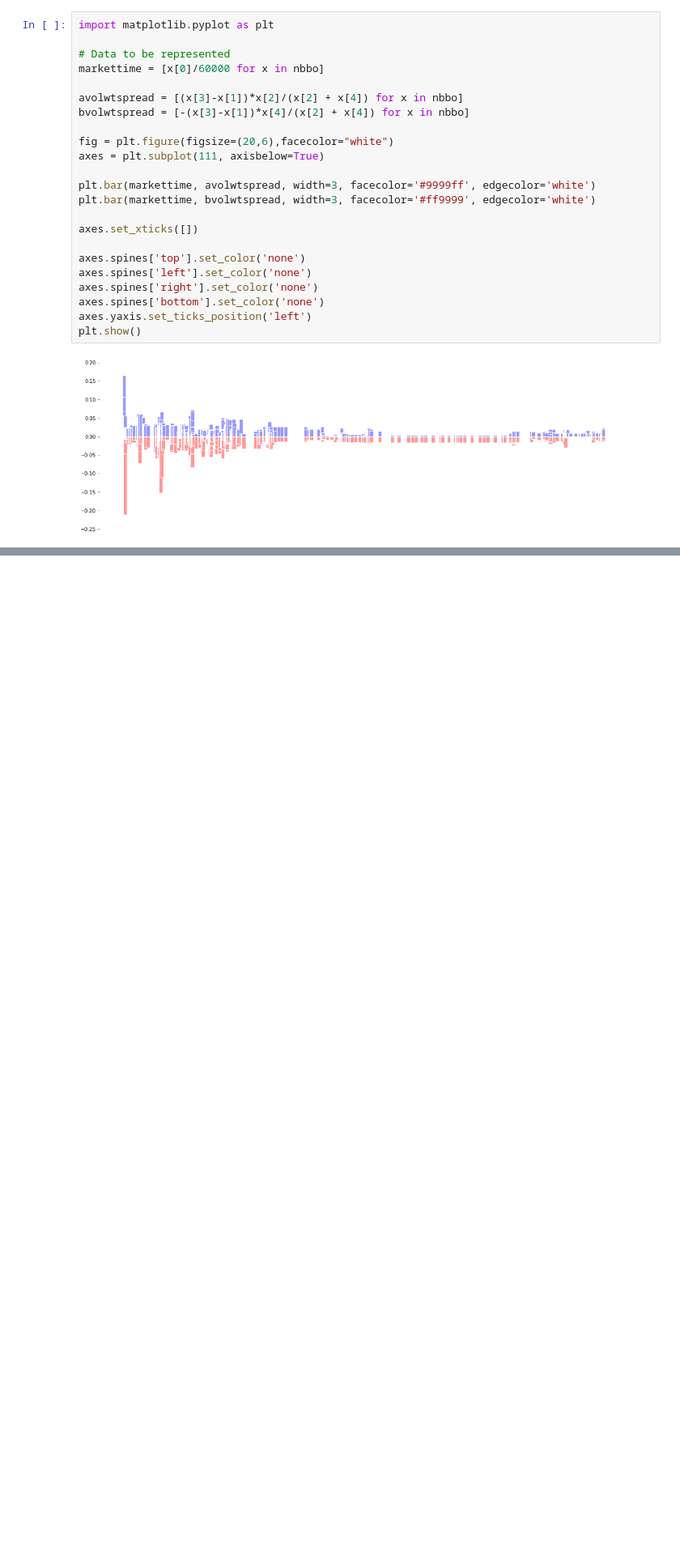
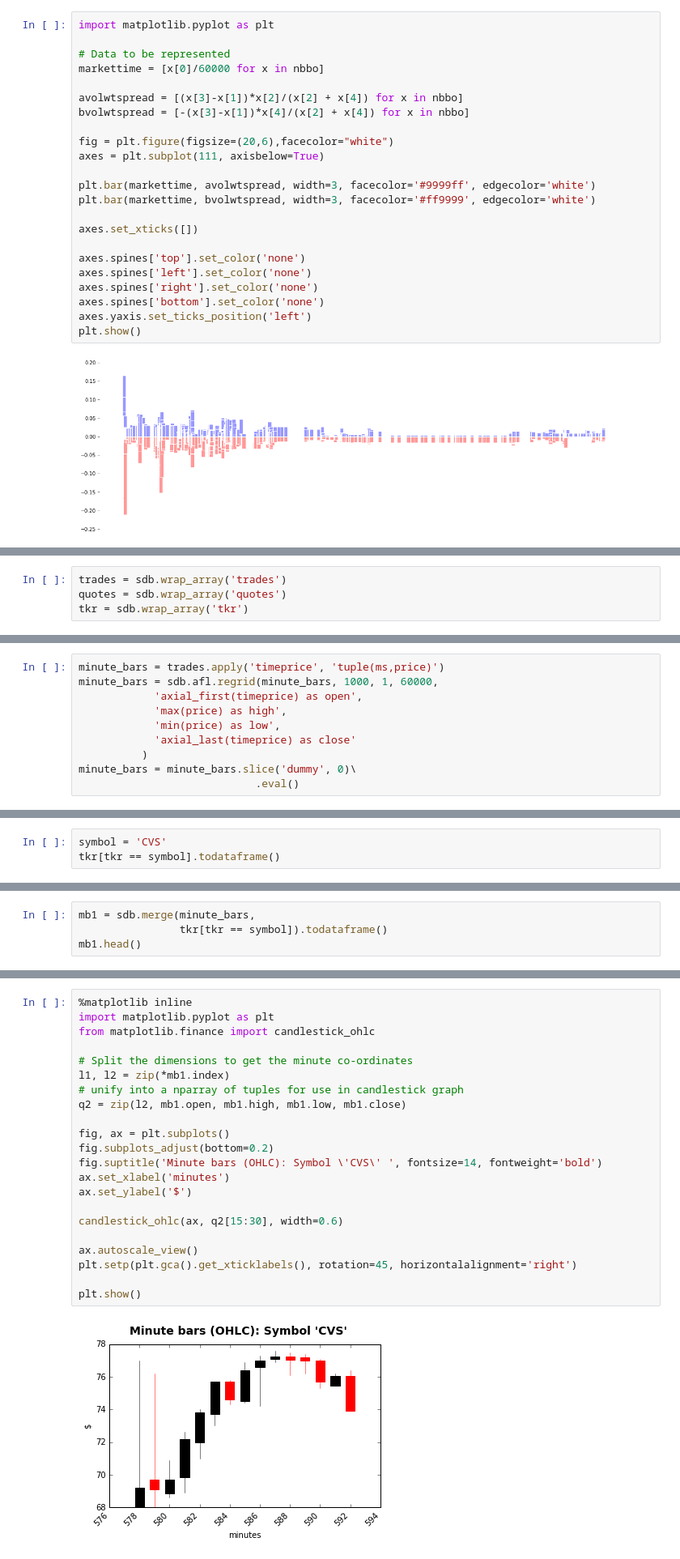
Before and after one commit to jrivers96/FinancePythonNotebook, a Jupyter notebook: PythonFinanceNotebook.ipynb, the cells around one changed output, grey strips where cells are left out. Shown at 81% size. Saved outputs shown, nothing was run; the diff lists cells and outputs as text; blank space fills up the shorter version.

```diff
--- a/PythonFinanceNotebook.ipynb
+++ b/PythonFinanceNotebook.ipynb
@@ -412,0 +390,4 @@ print(time.time() - start_time)
+# %%
+trades = sdb.wrap_array('trades')
+quotes = sdb.wrap_array('quotes')
+tkr = sdb.wrap_array('tkr')
@@ -412,0 +441,10 @@ print(time.time() - start_time)
+# %%
+minute_bars = trades.apply('timeprice', 'tuple(ms,price)')
+minute_bars = sdb.afl.regrid(minute_bars, 1000, 1, 60000,
+            'axial_first(timeprice) as open',
+            'max(price) as high',
+            'min(price) as low',
+            'axial_last(timeprice) as close'
+          )
+minute_bars = minute_bars.slice('dummy', 0)\
+                            .eval()
@@ -412,0 +463,3 @@ print(time.time() - start_time)
+# %%
+symbol = 'CVS'
+tkr[tkr == symbol].todataframe()
@@ -412,0 +474,4 @@ print(time.time() - start_time)
+# %%
+mb1 = sdb.merge(minute_bars,
+                tkr[tkr == symbol]).todataframe()
+mb1.head()
@@ -412,0 +488,24 @@ print(time.time() - start_time)
+# %%
+%matplotlib inline
+import matplotlib.pyplot as plt
+from matplotlib.finance import candlestick_ohlc
+
+# Split the dimensions to get the minute co-ordinates
+l1, l2 = zip(*mb1.index)
+# unify into a nparray of tuples for use in candlestick graph
+q2 = zip(l2, mb1.open, mb1.high, mb1.low, mb1.close)
+
+fig, ax = plt.subplots()
+fig.subplots_adjust(bottom=0.2)
+fig.suptitle('Minute bars (OHLC): Symbol \'CVS\' ', fontsize=14, fontweight='bold')
+ax.set_xlabel('minutes')
+ax.set_ylabel('$')
+
+candlestick_ohlc(ax, q2[15:30], width=0.6)
+
+ax.autoscale_view()
+plt.setp(plt.gca().get_xticklabels(), rotation=45, horizontalalignment='right')
+
+plt.show()
+# %% [output]
+[figure, added]
```
Also changed, not shown: parts of 57 cells of this notebook.
